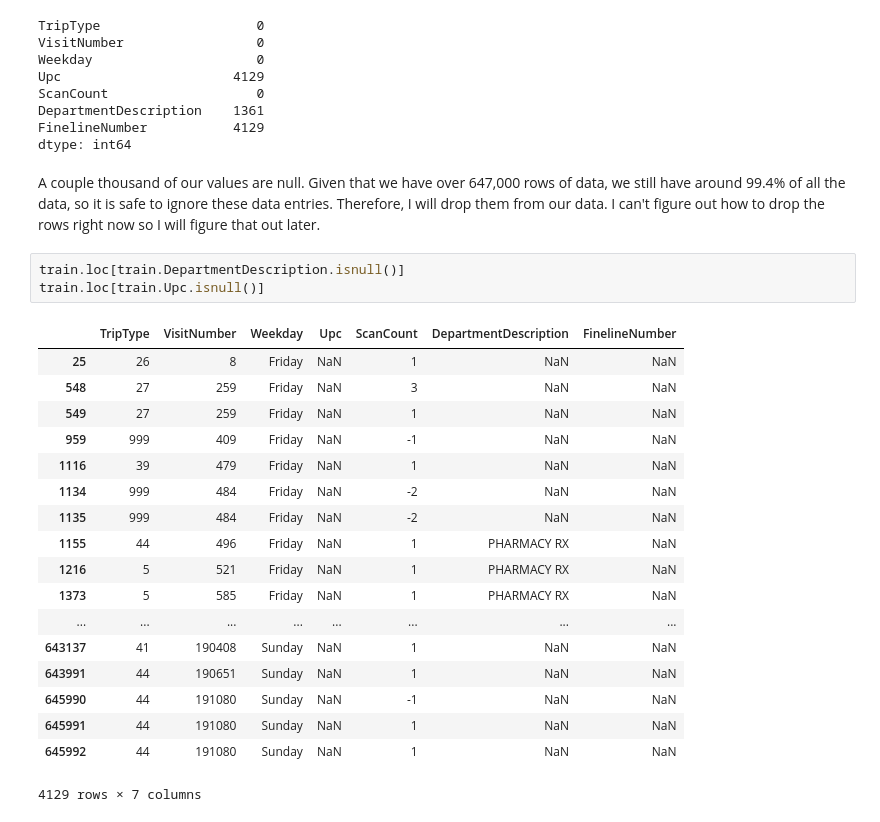
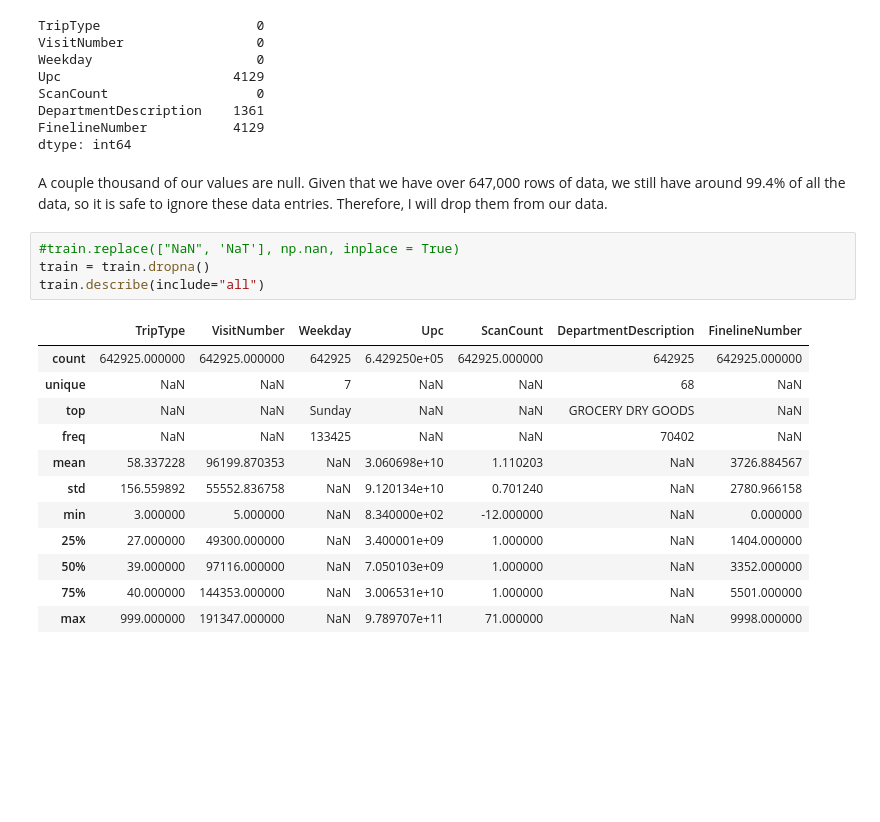
Before and after one commit to jeremyhan111/walmart_classification, a Jupyter notebook: Walmart Classification.ipynb, the cells around one changed output. Cells and saved outputs as stored; diff of their text form; blank space fills up the shorter version.

```diff
--- a/Walmart Classification.ipynb
+++ b/Walmart Classification.ipynb
@@ -86,29 +86,24 @@ DepartmentDescription    1361
 FinelineNumber           4129
 dtype: int64
 # %% [markdown]
-A couple thousand of our values are null. Given that we have over 647,000 rows of data, we still have around 99.4% of all the data, so it is safe to ignore these data entries. Therefore, I will drop them from our data. I can't figure out how to drop the rows right now so I will figure that out later.
+A couple thousand of our values are null. Given that we have over 647,000 rows of data, we still have around 99.4% of all the data, so it is safe to ignore these data entries. Therefore, I will drop them from our data.
-# %%
-train.loc[train.DepartmentDescription.isnull()]
-train.loc[train.Upc.isnull()]
-# %% [output]
-|  | TripType | VisitNumber | Weekday | Upc | ScanCount | DepartmentDescription | FinelineNumber |
-| 25 | 26 | 8 | Friday | NaN | 1 | NaN | NaN |
-| 548 | 27 | 259 | Friday | NaN | 3 | NaN | NaN |
-| 549 | 27 | 259 | Friday | NaN | 1 | NaN | NaN |
-| 959 | 999 | 409 | Friday | NaN | -1 | NaN | NaN |
-| 1116 | 39 | 479 | Friday | NaN | 1 | NaN | NaN |
-| 1134 | 999 | 484 | Friday | NaN | -2 | NaN | NaN |
-| 1135 | 999 | 484 | Friday | NaN | -2 | NaN | NaN |
-| 1155 | 44 | 496 | Friday | NaN | 1 | PHARMACY RX | NaN |
-| 1216 | 5 | 521 | Friday | NaN | 1 | PHARMACY RX | NaN |
-| 1373 | 5 | 585 | Friday | NaN | 1 | PHARMACY RX | NaN |
-| ... | ... | ... | ... | ... | ... | ... | ... |
-| 643137 | 41 | 190408 | Sunday | NaN | 1 | NaN | NaN |
-| 643991 | 44 | 190651 | Sunday | NaN | 1 | NaN | NaN |
-| 645990 | 44 | 191080 | Sunday | NaN | -1 | NaN | NaN |
-| 645991 | 44 | 191080 | Sunday | NaN | 1 | NaN | NaN |
-| 645992 | 44 | 191080 | Sunday | NaN | 1 | NaN | NaN |
-4129 rows × 7 columns
+# %%
+#train.replace(["NaN", 'NaT'], np.nan, inplace = True)
+train = train.dropna()
+train.describe(include="all")
+# %% [output]
+|  | TripType | VisitNumber | Weekday | Upc | ScanCount | DepartmentDescription | FinelineNumber |
+| count | 642925.000000 | 642925.000000 | 642925 | 6.429250e+05 | 642925.000000 | 642925 | 642925.000000 |
+| unique | NaN | NaN | 7 | NaN | NaN | 68 | NaN |
+| top | NaN | NaN | Sunday | NaN | NaN | GROCERY DRY GOODS | NaN |
+| freq | NaN | NaN | 133425 | NaN | NaN | 70402 | NaN |
+| mean | 58.337228 | 96199.870353 | NaN | 3.060698e+10 | 1.110203 | NaN | 3726.884567 |
+| std | 156.559892 | 55552.836758 | NaN | 9.120134e+10 | 0.701240 | NaN | 2780.966158 |
+| min | 3.000000 | 5.000000 | NaN | 8.340000e+02 | -12.000000 | NaN | 0.000000 |
+| 25% | 27.000000 | 49300.000000 | NaN | 3.400001e+09 | 1.000000 | NaN | 1404.000000 |
+| 50% | 39.000000 | 97116.000000 | NaN | 7.050103e+09 | 1.000000 | NaN | 3352.000000 |
+| 75% | 40.000000 | 144353.000000 | NaN | 3.006531e+10 | 1.000000 | NaN | 5501.000000 |
+| max | 999.000000 | 191347.000000 | NaN | 9.789707e+11 | 71.000000 | NaN | 9998.000000 |
 # %%
 print(pd.isnull(train).sum())
 # %% [output]
```
Also changed, not shown: parts of 34 cells of this notebook.
